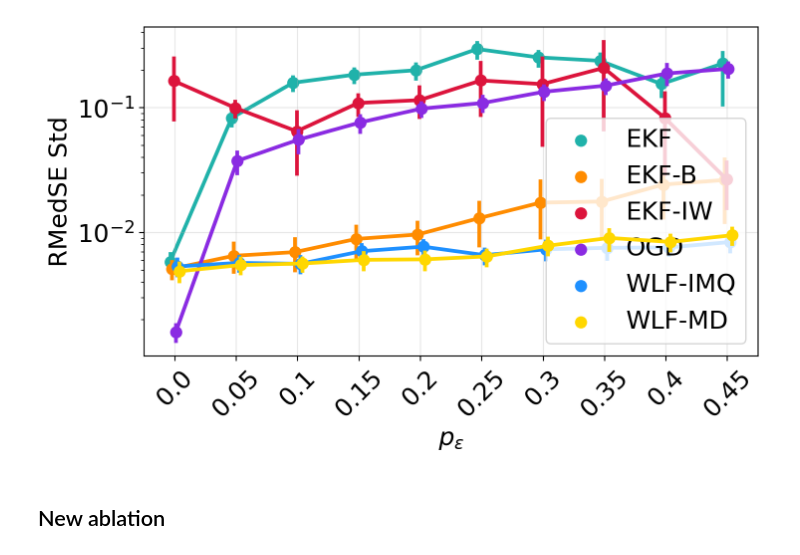
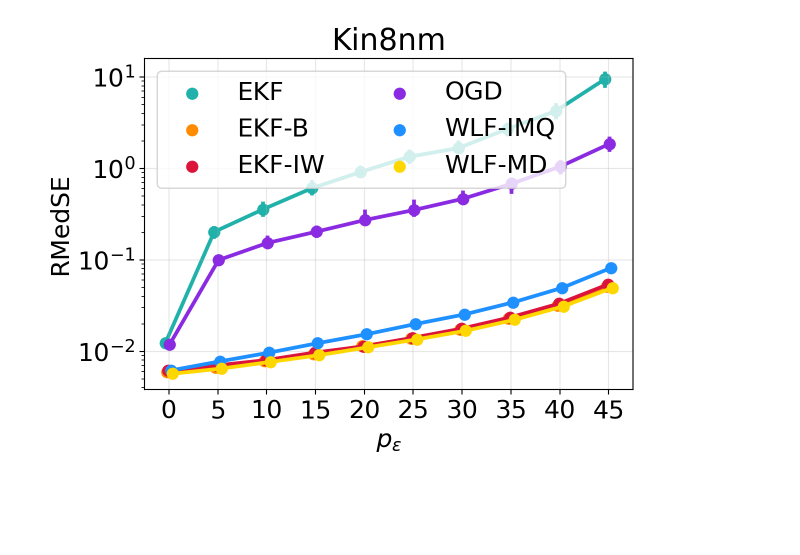
Before and after one commit to gerdm/weighted-likelihood-filter, a Jupyter notebook: experiments/uci-ablation.ipynb, the cells around one changed output. Cells and saved outputs as stored; diff of their text form; code cells hidden in the pictures; blank space fills up the shorter version.

```diff
--- a/experiments/uci-ablation.ipynb
+++ b/experiments/uci-ablation.ipynb
@@ -94,27 +34,39 @@ plt.savefig(f"./figures/{dataset_name}-corrosion.png", dpi=300)
+# %%
+df_errs = []
+df_time = []
+
+for p in errs:
+    errs_p = pd.DataFrame(jax.tree_map(lambda x: np.sqrt(np.median(x ** 2, axis=1)), errs[p]))
+    errs_p = errs_p.reset_index().rename({"index": "run"}, axis=1)
+    errs_p = errs_p.melt("run")
+    errs_p["p_err"] = p
+    df_errs.append(errs_p)
+
+    time_p= pd.DataFrame(times[p])
+    time_p = time_p.reset_index().rename({"index": "run"}, axis=1).melt("run")
+    time_p["p_err"] = p
+    df_time.append(time_p)
+
+df_errs = pd.concat(df_errs)
+df_errs["variable"] = df_errs["variable"].str.replace("KF", "EKF")
+
+df_time = pd.concat(df_time)
+df_time["variable"] = df_time["variable"].str.replace("KF", "EKF")
 # %%
-methods = sorted(df_all.method.unique())
-fig, ax = plt.subplots(figsize=(6.4 * 1.2, 4.8))
 sns.pointplot(
-    x="p_error", hue="method", y="RMedSE",
-    data=(
-        df_all
-        .query("p_error < 0.5")
-        .query("RMedSE <= 2.0")
-    ),
+    x="p_err", y="value", hue="variable",
+    data=df_errs,
+    estimator="median",
     palette=cmap,
-    hue_order=methods,
-    estimator="std",
     dodge=True
 )
+plt.legend(ncol=2)
+plt.ylabel("RMedSE")
+plt.xlabel("$p_\epsilon$")
 plt.yscale("log")
-plt.xticks(rotation=45)
-plt.xlabel("$p_\epsilon$")
-plt.ylabel("RMedSE Std")
-plt.legend(ncol=1)
 plt.grid(alpha=0.3)
+plt.title(dataset_name.capitalize())
 plt.tight_layout()
-plt.savefig(f"./figures/{dataset_name}-corrosion-std-all.png", dpi=300)
+plt.savefig(f"./figures/{dataset_name}-corrosion.png", dpi=300)
 # %% [output]
-[figure, old version]
+[figure, new version]
-# %% [markdown]
-## New ablation
```
Also changed, not shown: parts of 11 cells of this notebook, 2 other files.
